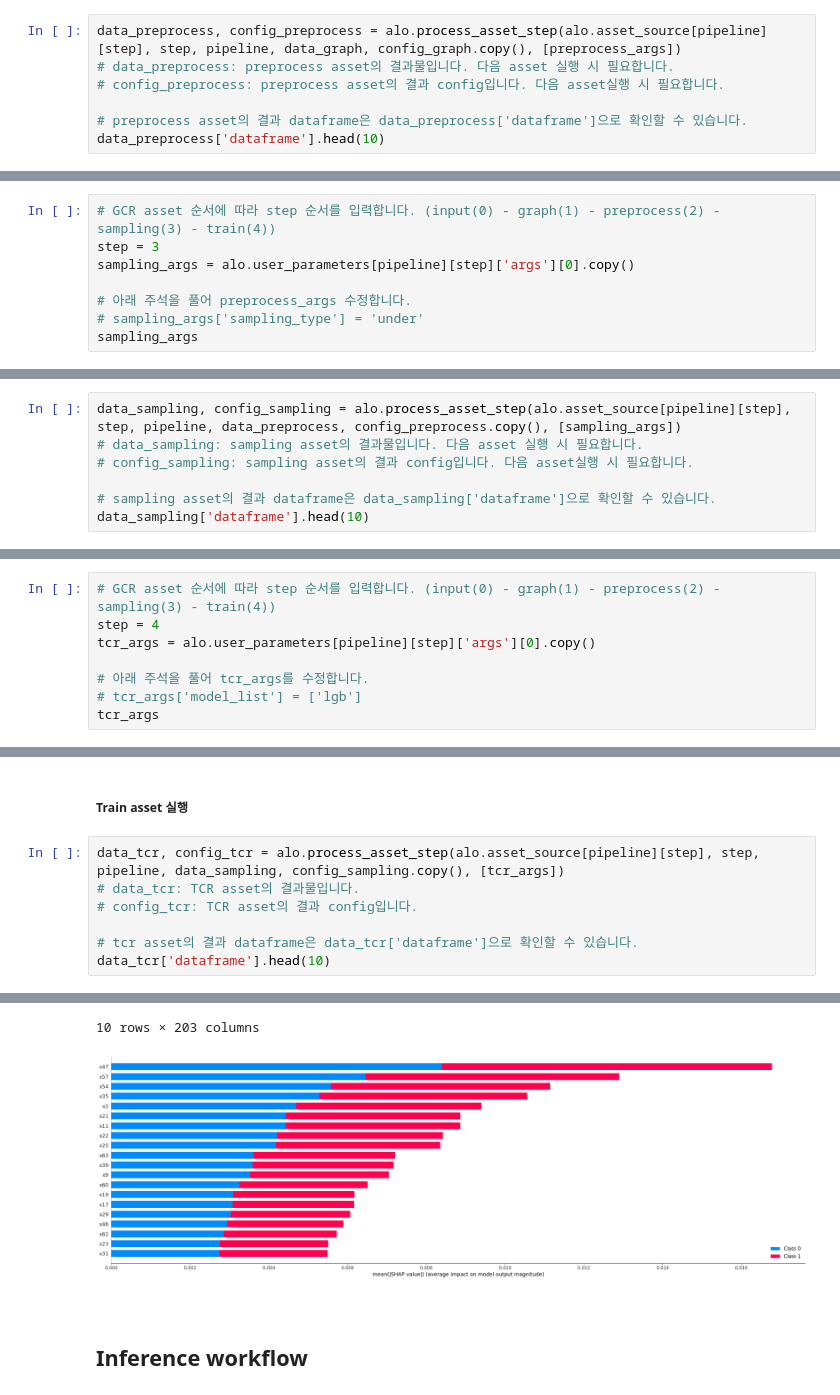
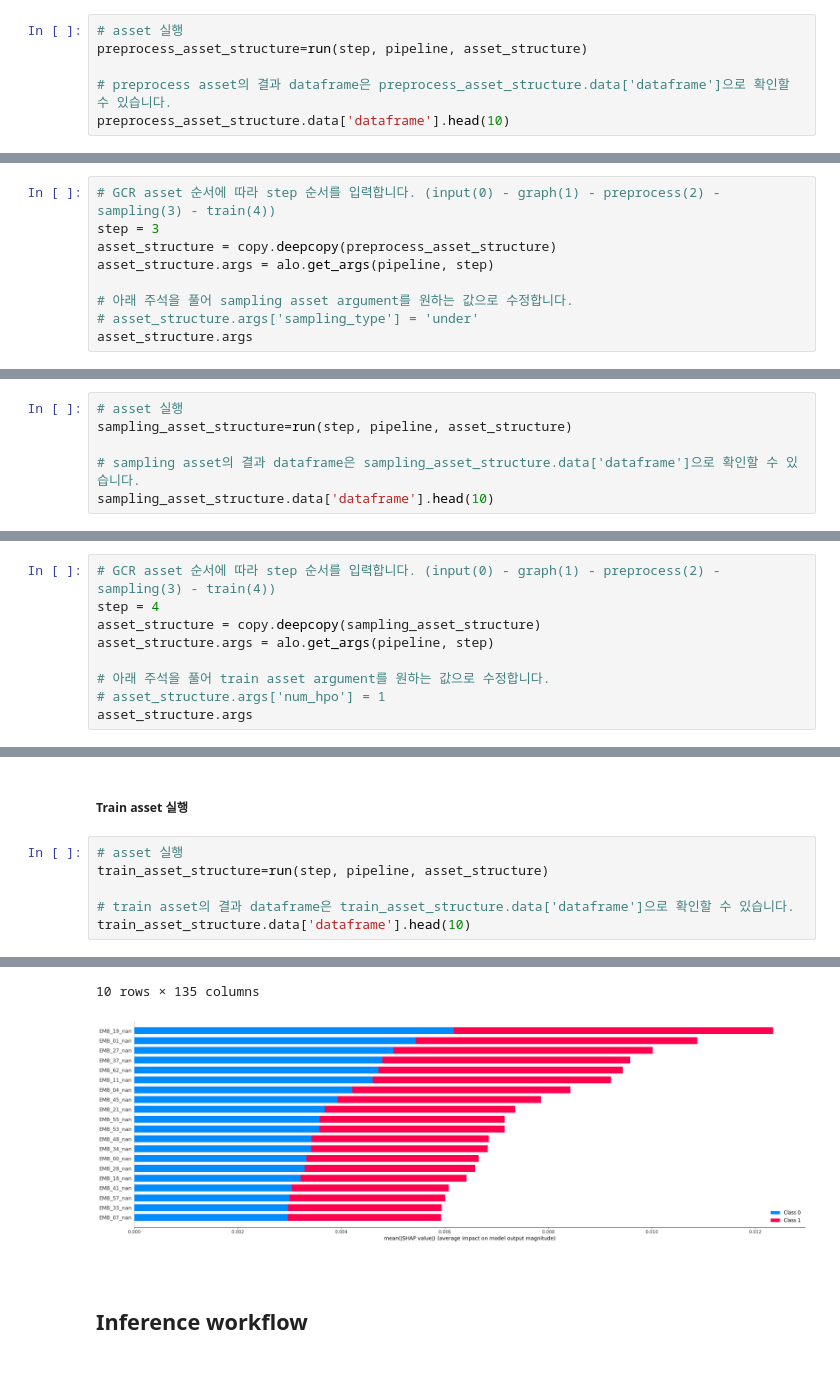
Before and after one commit to mellerikat-aicontents/Graph-powered-Classification-Regression, a Jupyter notebook: GCR_asset_run_template.ipynb, the cells around one changed output, grey strips where cells are left out. Saved outputs shown, nothing was run; the diff lists cells and outputs as text.

```diff
--- a/GCR_asset_run_template.ipynb
+++ b/GCR_asset_run_template.ipynb
@@ -223,10 +218,9 @@ preprocess_args
 # %% [markdown]
 ##### Preprocess asset 실행
 # %%
-data_preprocess, config_preprocess = alo.process_asset_step(alo.asset_source[pipeline][step], step, pipeline, data_graph, config_graph.copy(), [preprocess_args])
-# data_preprocess: preprocess asset의 결과물입니다. 다음 asset 실행 시 필요합니다.
-# config_preprocess: preprocess asset의 결과 config입니다. 다음 asset실행 시 필요합니다.
+# asset 실행
+preprocess_asset_structure=run(step, pipeline, asset_structure)
 
-# preprocess asset의 결과 dataframe은 data_preprocess['dataframe']으로 확인할 수 있습니다.
-data_preprocess['dataframe'].head(10)
+# preprocess asset의 결과 dataframe은 preprocess_asset_structure.data['dataframe']으로 확인할 수 있습니다.
+preprocess_asset_structure.data['dataframe'].head(10)
 # %% [output]
@@ -258,11 +262,12 @@ fatal: No names found, cannot describe anything.
 # %%
 # GCR asset 순서에 따라 step 순서를 입력합니다. (input(0) - graph(1) - preprocess(2) - sampling(3) - train(4))
 step = 3
-sampling_args = alo.user_parameters[pipeline][step]['args'][0].copy()
+asset_structure = copy.deepcopy(preprocess_asset_structure)
+asset_structure.args = alo.get_args(pipeline, step)
 
-# 아래 주석을 풀어 preprocess_args 수정합니다.
-# sampling_args['sampling_type'] = 'under'
-sampling_args
+# 아래 주석을 풀어 sampling asset argument를 원하는 값으로 수정합니다.
+# asset_structure.args['sampling_type'] = 'under'
+asset_structure.args
 # %% [output]
 {'sampling_type': 'none',
  'sampling_method': 'negative',
@@ -277,10 +282,9 @@ sampling_args
 # %% [markdown]
 ##### Sampling asset 실행
 # %%
-data_sampling, config_sampling = alo.process_asset_step(alo.asset_source[pipeline][step], step, pipeline, data_preprocess, config_preprocess.copy(), [sampling_args])
-# data_sampling: sampling asset의 결과물입니다. 다음 asset 실행 시 필요합니다.
-# config_sampling: sampling asset의 결과 config입니다. 다음 asset실행 시 필요합니다.
+# asset 실행
+sampling_asset_structure=run(step, pipeline, asset_structure)
 
-# sampling asset의 결과 dataframe은 data_sampling['dataframe']으로 확인할 수 있습니다.
-data_sampling['dataframe'].head(10)
+# sampling asset의 결과 dataframe은 sampling_asset_structure.data['dataframe']으로 확인할 수 있습니다.
+sampling_asset_structure.data['dataframe'].head(10)
 # %% [output]
@@ -309,11 +326,12 @@ data_sampling['dataframe'].head(10)
 # %%
 # GCR asset 순서에 따라 step 순서를 입력합니다. (input(0) - graph(1) - preprocess(2) - sampling(3) - train(4))
 step = 4
-tcr_args = alo.user_parameters[pipeline][step]['args'][0].copy()
+asset_structure = copy.deepcopy(sampling_asset_structure)
+asset_structure.args = alo.get_args(pipeline, step)
 
-# 아래 주석을 풀어 tcr_args를 수정합니다.
-# tcr_args['model_list'] = ['lgb']
-tcr_args
+# 아래 주석을 풀어 train asset argument를 원하는 값으로 수정합니다.
+# asset_structure.args['num_hpo'] = 1
+asset_structure.args
 # %% [output]
 {'model_type': 'classification',
  'data_split_method': 'cross_validate',
@@ -330,10 +347,9 @@ tcr_args
 # %% [markdown]
 ##### Train asset 실행
 # %%
-data_tcr, config_tcr = alo.process_asset_step(alo.asset_source[pipeline][step], step, pipeline, data_sampling, config_sampling.copy(), [tcr_args])
-# data_tcr: TCR asset의 결과물입니다.
-# config_tcr: TCR asset의 결과 config입니다.
+# asset 실행
+train_asset_structure=run(step, pipeline, asset_structure)
 
-# tcr asset의 결과 dataframe은 data_tcr['dataframe']으로 확인할 수 있습니다.
-data_tcr['dataframe'].head(10)
+# train asset의 결과 dataframe은 train_asset_structure.data['dataframe']으로 확인할 수 있습니다.
+train_asset_structure.data['dataframe'].head(10)
 # %% [output]
@@ -402,5 +434,5 @@ The frame.append method is deprecated and will be removed from pandas in a futur
-10 rows × 203 columns
+10 rows × 135 columns
-[figure, old version]
+[figure, new version]
 # %% [markdown]
 <br>
 
```
Also changed, not shown: parts of 35 cells of this notebook, 1 other file.
